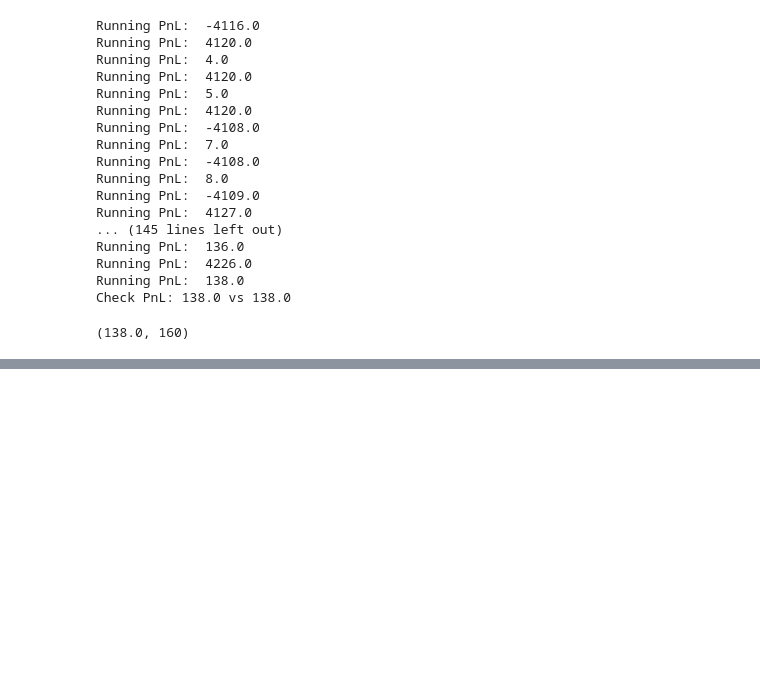
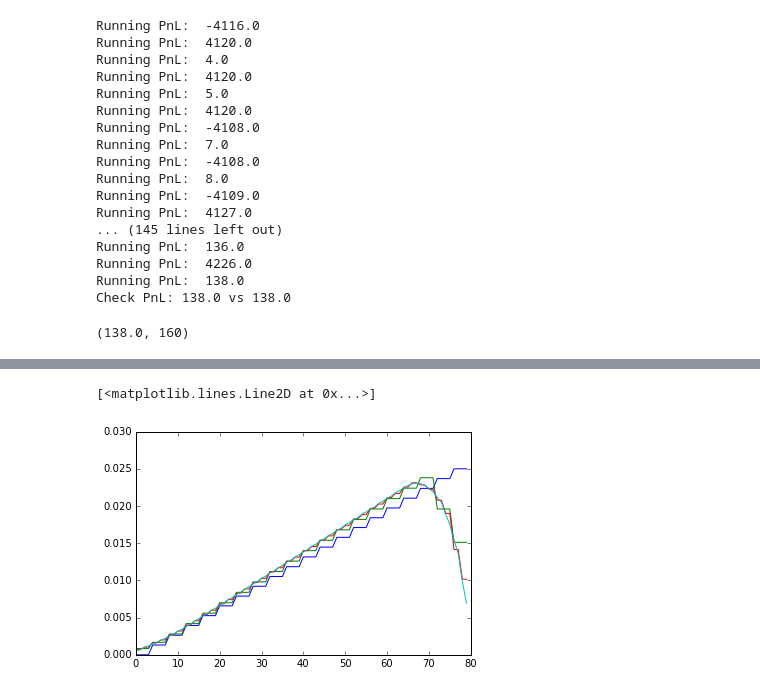
Before and after one commit to salsasepp/ufcnn-keras, a Jupyter notebook: notebook/signals_plaground.ipynb, the cells around one changed output, grey strips where cells are left out. Drawn from its saved outputs; the diff is of its cells as text; code cells hidden in the pictures; blank space fills up the shorter version.

```diff
--- a/notebook/signals_plaground.ipynb
+++ b/notebook/signals_plaground.ipynb
@@ -679,0 +815,6 @@ Check PnL: 138.0 vs 138.0
+# %%
+conv1_up = np.kron(conv1, np.ones(2))
+# %%
+conv2_up = np.convolve(conv1_up, np.ones(5), mode='same')
+# %%
+conv2_upup = np.kron(conv2_up, np.ones(2))
@@ -679,0 +832,10 @@ Check PnL: 138.0 vs 138.0
+# %%
+conv3_upup = np.convolve(conv2_upup, np.ones(5), mode='same')
+# %%
+plt.plot(np.kron(conv_inputs, np.ones(4)) / np.sum(np.kron(conv_inputs, np.ones(4))))
+plt.plot(np.kron(conv1, np.ones(4)) / np.sum(np.kron(conv1, np.ones(4))))
+plt.plot(conv2_upup / np.sum(conv2_upup))
+plt.plot(conv3_upup / np.sum(conv3_upup))
+# %% [output]
+[<matplotlib.lines.Line2D at 0x...>]
+[figure, added]
```
Also changed, not shown: parts of 24 cells of this notebook, 4 other files.
